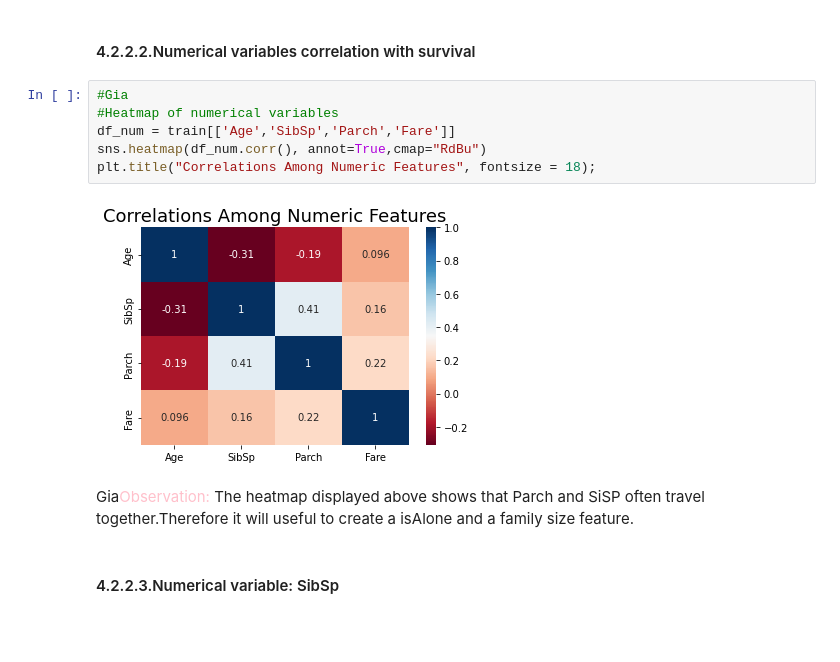
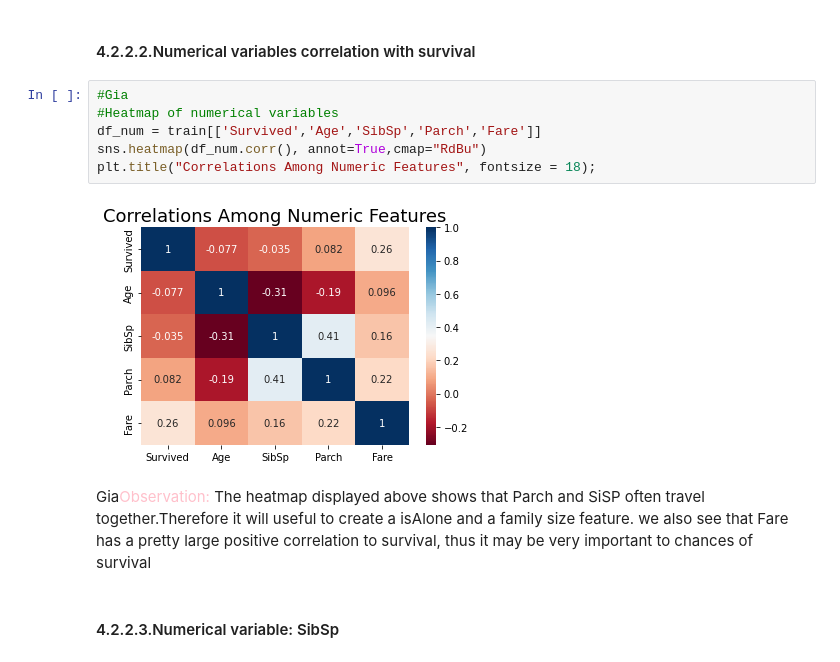
Before and after one commit to benpalay/TitanicSE, a Jupyter notebook: Aiden New.ipynb, the cells around one changed output. Cells and saved outputs as stored; diff of their text form; blank space fills up the shorter version.

```diff
--- a/Aiden New.ipynb
+++ b/Aiden New.ipynb
@@ -420,13 +421,14 @@ train.loc[outliers_to_drop, :]
 # %%
 #Gia
 #Heatmap of numerical variables
-df_num = train[['Age','SibSp','Parch','Fare']]
+df_num = train[['Survived','Age','SibSp','Parch','Fare']]
 sns.heatmap(df_num.corr(), annot=True,cmap="RdBu")
 plt.title("Correlations Among Numeric Features", fontsize = 18);
 # %% [output]
-[figure, old version]
+[figure, new version]
 # %% [markdown]
 Gia<font color='pink'>Observation:</font> The heatmap displayed above shows that Parch and SiSP often travel together.Therefore it will useful to create a isAlone and a family size feature.
+we also see that Fare has a pretty large positive correlation to survival, thus it may be very important to chances of survival
 # %% [markdown]
 #### 4.2.2.3.Numerical variable: SibSp
 # %%
```
Also changed, not shown: parts of 26 cells of this notebook.
